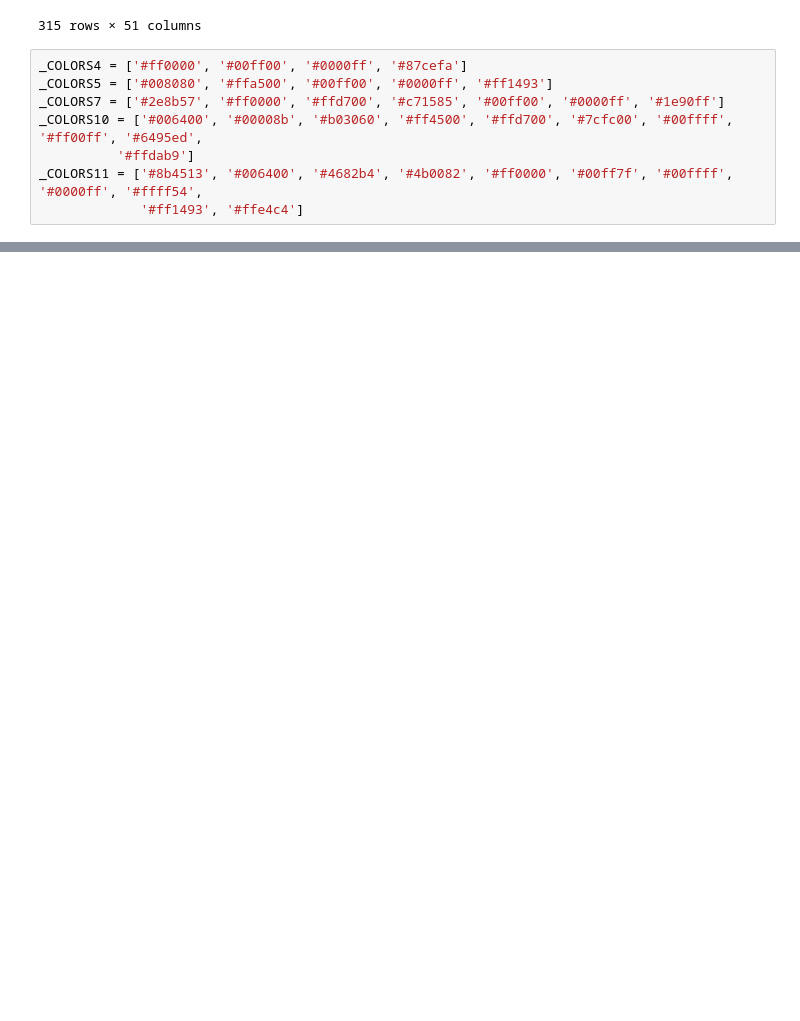
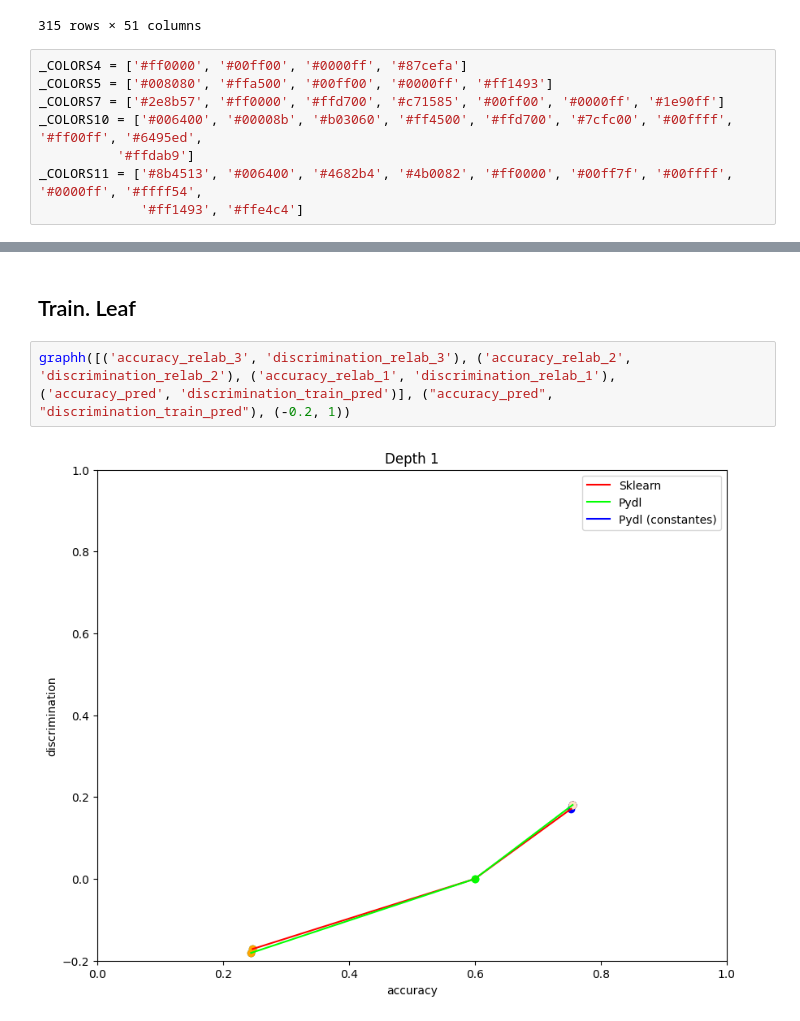
Before and after one commit to Hadyark/Masters-thesis_How-to-find-Decision-Trees-that-are-Optimal, a Jupyter notebook: MyCode/graph.ipynb, the cells around one changed output, grey strips where cells are left out. Cells and saved outputs as stored; diff of their text form; blank space fills up the shorter version.

```diff
--- a/MyCode/graph.ipynb
+++ b/MyCode/graph.ipynb
@@ -128,0 +148,6 @@ for depth in df_sklearn['depth'].unique():
+# %% [markdown]
+## Train. Leaf
+# %%
+graphh([('accuracy_relab_3', 'discrimination_relab_3'), ('accuracy_relab_2', 'discrimination_relab_2'), ('accuracy_relab_1', 'discrimination_relab_1'),   ('accuracy_pred', 'discrimination_train_pred')], ("accuracy_pred", "discrimination_train_pred"), (-0.2, 1))
+# %% [output]
+[figure, added]
```
Also changed, not shown: parts of 20 cells of this notebook, 9 other files.
